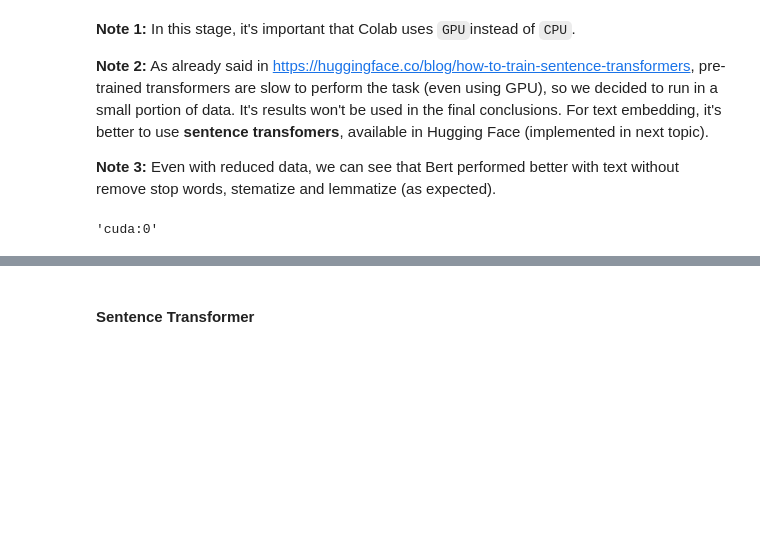
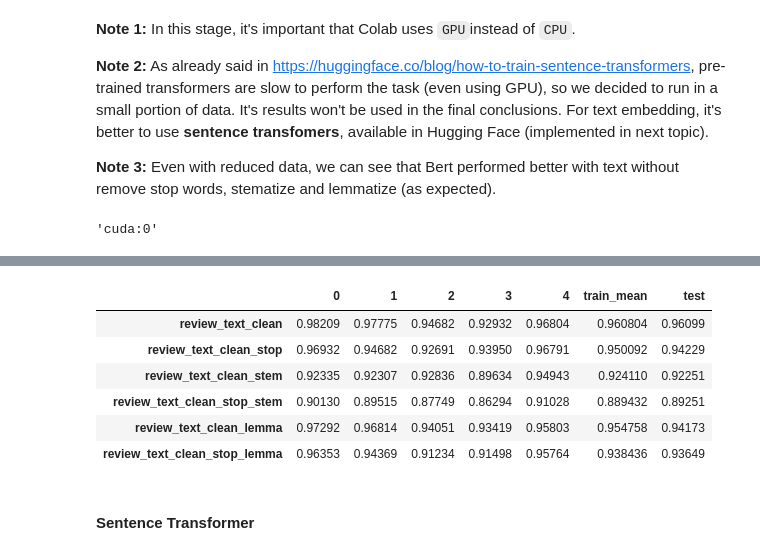
Before and after one commit to rdemarqui/sentiment_analysis, a Jupyter notebook: 02 Vectorization.ipynb, the cells around one changed output, grey strips where cells are left out. Drawn from its saved outputs; the diff is of its cells as text; code cells hidden in the pictures; blank space fills up the shorter version.

```diff
--- a/02 Vectorization.ipynb
+++ b/02 Vectorization.ipynb
@@ -474,8 +474,8 @@ def apply_tranformer(X_train, X_test, model=model, tokenizer=tokenizer):
   return X_train_vec, X_test_vec
 # %%
 # Testing with reduced data
-cv_score_bert, test_score_bert = pipeline(X_train.iloc[:1000, :], y_train.iloc[:1000, :],
-                                          X_test.iloc[:1000, :], y_test.iloc[:1000, :],
+cv_score_bert, test_score_bert = pipeline(X_train.iloc[:1000, :], y_train[:1000],
+                                          X_test.iloc[:1000, :], y_test[:1000],
                                           apply_tranformer,
                                           model=model,
                                           tokenizer=tokenizer)
@@ -482,6 +491,14 @@ cv_score_bert, test_score_bert = pipeline(X_train.iloc[:1000, :], y_train.iloc[:
 # %%
-df_score_bert = create_score_table(cv_score_bert, test_score_bert, title="BERT Score (ROC)")
+df_score_bert = create_score_table(cv_score_bert, test_score_bert)
 df_score_bert
+# %% [output]
+|  | 0 | 1 | 2 | 3 | 4 | train_mean | test |
+| review_text_clean | 0.98209 | 0.97775 | 0.94682 | 0.92932 | 0.96804 | 0.960804 | 0.96099 |
+| review_text_clean_stop | 0.96932 | 0.94682 | 0.92691 | 0.93950 | 0.96791 | 0.950092 | 0.94229 |
+| review_text_clean_stem | 0.92335 | 0.92307 | 0.92836 | 0.89634 | 0.94943 | 0.924110 | 0.92251 |
+| review_text_clean_stop_stem | 0.90130 | 0.89515 | 0.87749 | 0.86294 | 0.91028 | 0.889432 | 0.89251 |
+| review_text_clean_lemma | 0.97292 | 0.96814 | 0.94051 | 0.93419 | 0.95803 | 0.954758 | 0.94173 |
+| review_text_clean_stop_lemma | 0.96353 | 0.94369 | 0.91234 | 0.91498 | 0.95764 | 0.938436 | 0.93649 |
 # %% [markdown]
 #### Sentence Transformer
 # %% [markdown]
```
Also changed, not shown: parts of 17 cells of this notebook.
